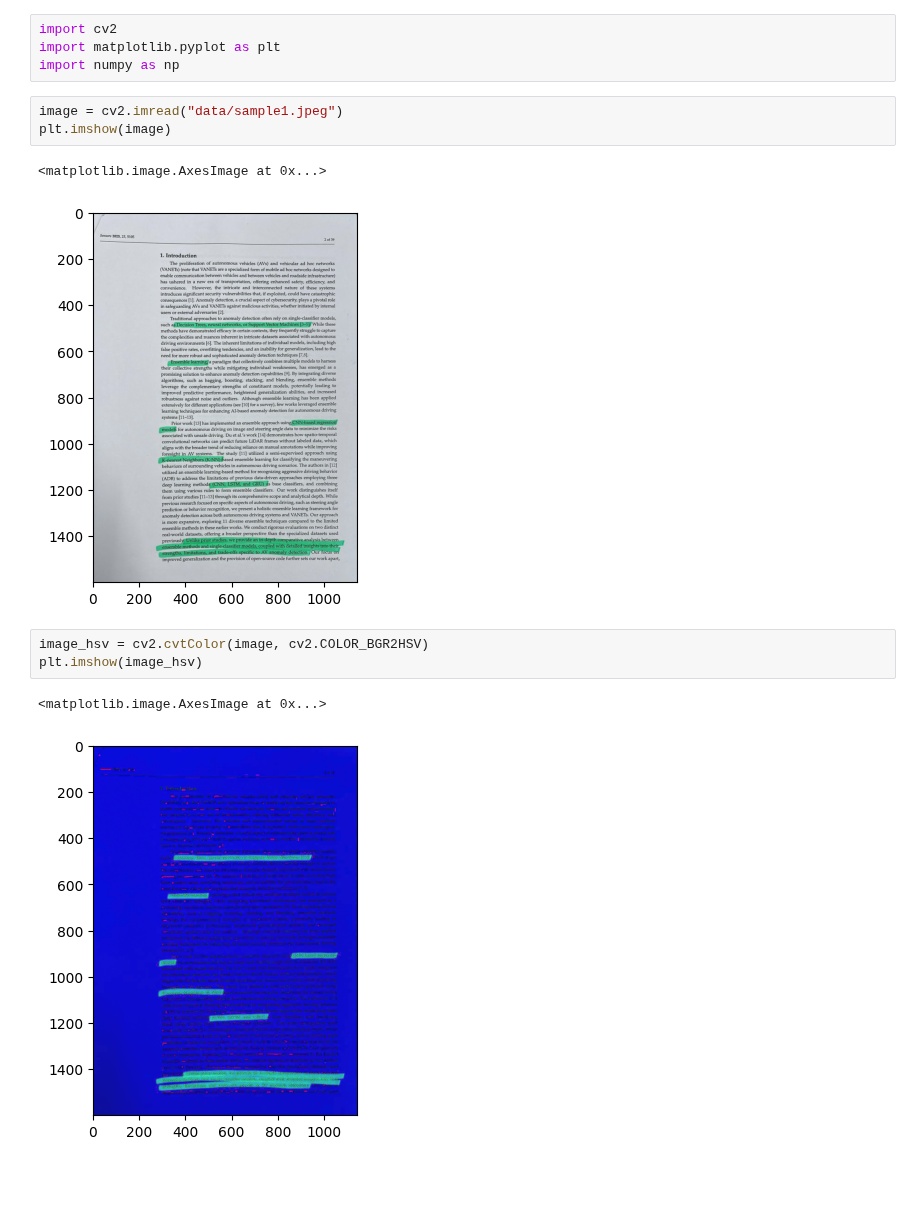
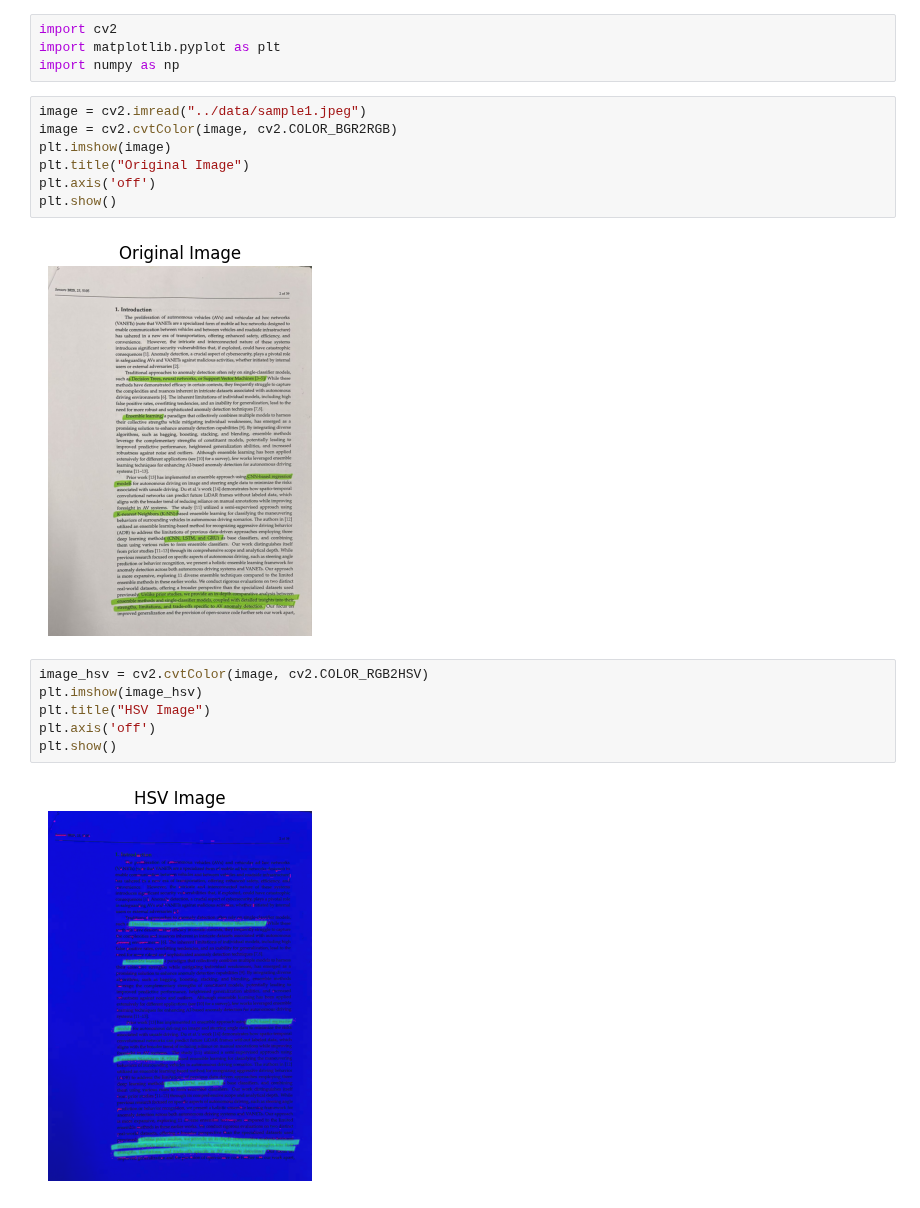
Before and after one commit to lavirox1/chromatic-highlighter-removal, a Jupyter notebook: notebooks/process.ipynb, the cells around one changed output. Saved outputs shown, nothing was run; the diff lists cells and outputs as text; blank space fills up the shorter version.

```diff
--- a/notebooks/process.ipynb
+++ b/notebooks/process.ipynb
@@ -3,15 +3,20 @@ import cv2
 import matplotlib.pyplot as plt
 import numpy as np
 # %%
-image = cv2.imread("data/sample1.jpeg")
+image = cv2.imread("../data/sample1.jpeg")
+image = cv2.cvtColor(image, cv2.COLOR_BGR2RGB)
 plt.imshow(image)
+plt.title("Original Image")
+plt.axis('off')
+plt.show()
 # %% [output]
-<matplotlib.image.AxesImage at 0x...>
-[figure, old version]
+[figure, new version]
 # %%
-image_hsv = cv2.cvtColor(image, cv2.COLOR_BGR2HSV)
+image_hsv = cv2.cvtColor(image, cv2.COLOR_RGB2HSV)
 plt.imshow(image_hsv)
+plt.title("HSV Image")
+plt.axis('off')
+plt.show()
 # %% [output]
-<matplotlib.image.AxesImage at 0x...>
-[figure, old version]
+[figure, new version]
 # %%
```
Also changed, not shown: parts of 8 cells of this notebook, 4 other files.
